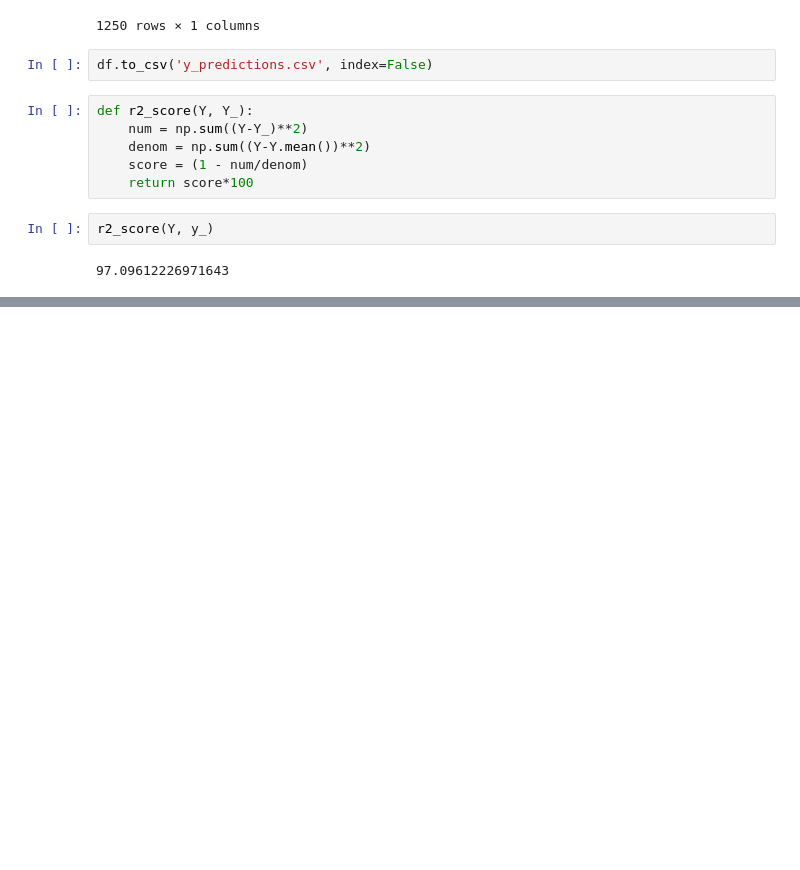
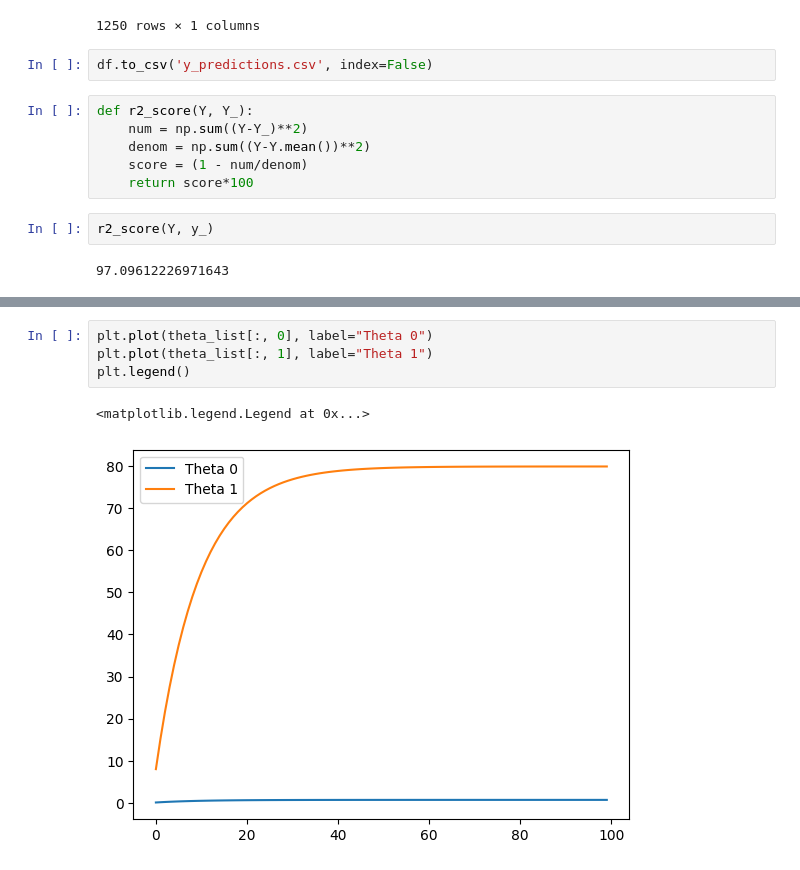
Before and after one commit to InsaneJSK/LearnInPublic, a Jupyter notebook: Python/cool-python-stuff/lin-reg/lin-reg-hardwork.ipynb, the cells around one changed output, grey strips where cells are left out. Drawn from its saved outputs; the diff is of its cells as text; blank space fills up the shorter version.

```diff
--- a/Python/cool-python-stuff/lin-reg/lin-reg-hardwork.ipynb
+++ b/Python/cool-python-stuff/lin-reg/lin-reg-hardwork.ipynb
@@ -156,0 +192,7 @@ r2_score(Y, y_)
+# %%
+plt.plot(theta_list[:, 0], label="Theta 0")
+plt.plot(theta_list[:, 1], label="Theta 1")
+plt.legend()
+# %% [output]
+<matplotlib.legend.Legend at 0x...>
+[figure, added]
```
Also changed, not shown: parts of 11 cells of this notebook, 3 other files.
